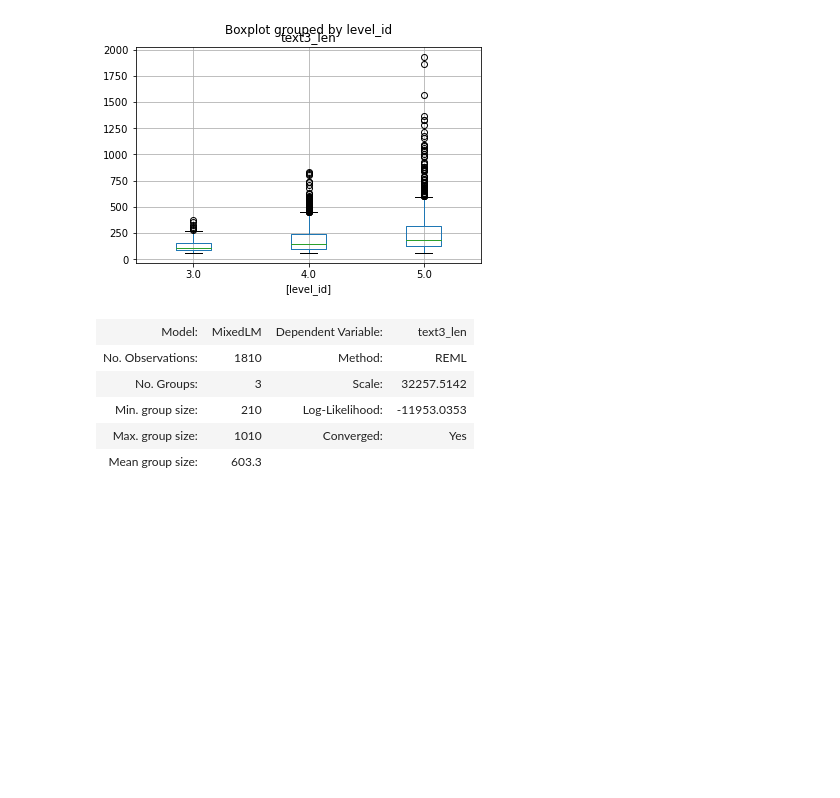
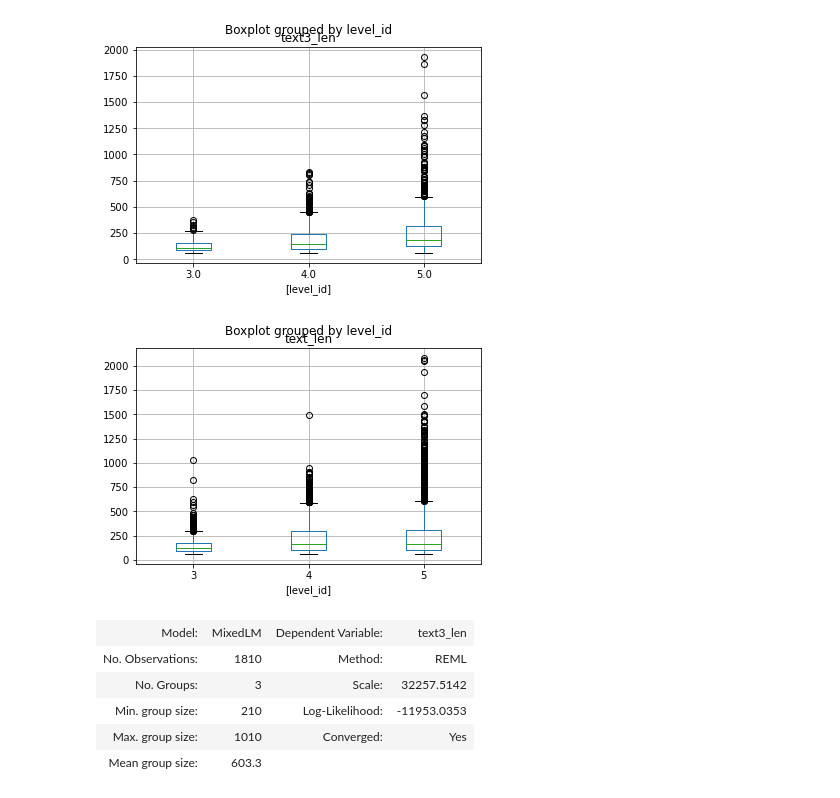
Before and after one commit to mencer456/LRDC-Research, a Jupyter notebook: Exploration.ipynb, the cells around one changed output. Cells and saved outputs as stored; diff of their text form; code cells hidden in the pictures; blank space fills up the shorter version.

```diff
--- a/Exploration.ipynb
+++ b/Exploration.ipynb
@@ -84,6 +84,10 @@ loose.describe()
 boxplot=loose.boxplot(['text3_len'],by=['level_id'])
 # %% [output]
 [figure]
+# %%
+boxplot=whole.boxplot(['text_len'],by=['level_id'])
+# %% [output]
+[figure, added]
 # %%
 #to tell model it's categorical needs to be wrapped; C(ind_var)
 #doesnt show level 3
```
Also changed, not shown: 2 other files.
